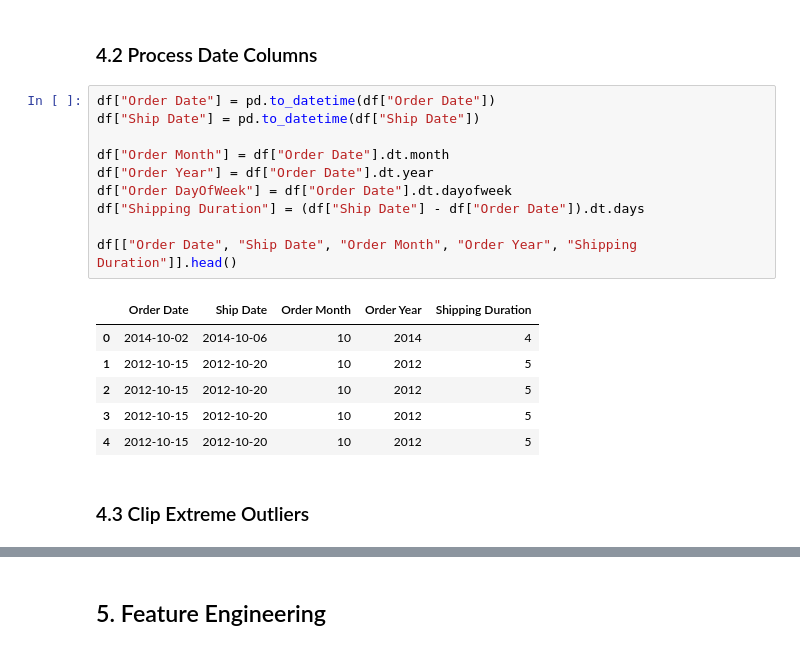
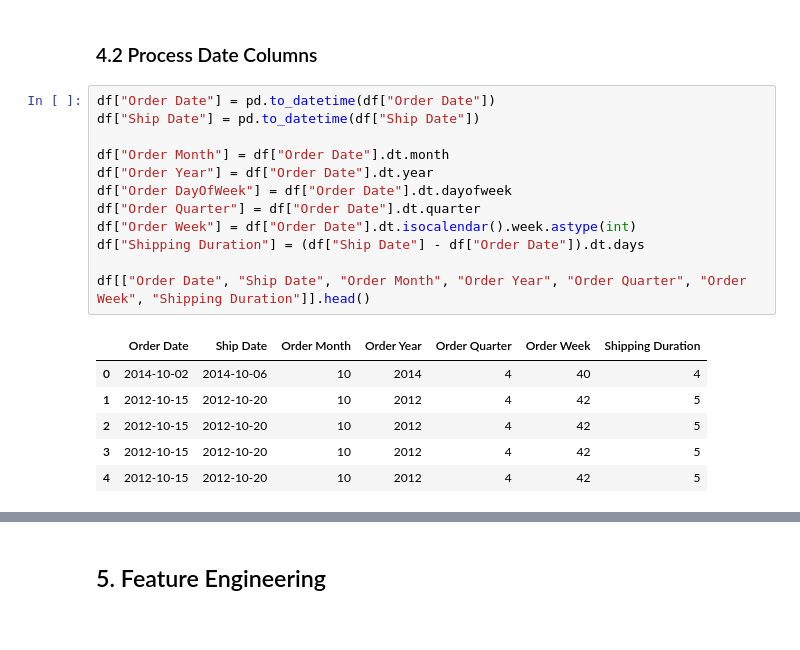
Before and after one commit to bahram0111/bootcamp-store-analytics, a Jupyter notebook: ML_Helia.ipynb, the cells around one changed output, grey strips where cells are left out. Drawn from its saved outputs; the diff is of its cells as text.

```diff
--- a/ML_Helia.ipynb
+++ b/ML_Helia.ipynb
@@ -471,19 +471,19 @@ print(df.shape)
 # %%
 df["Order Date"] = pd.to_datetime(df["Order Date"])
 df["Ship Date"] = pd.to_datetime(df["Ship Date"])
 
 df["Order Month"] = df["Order Date"].dt.month
 df["Order Year"] = df["Order Date"].dt.year
 df["Order DayOfWeek"] = df["Order Date"].dt.dayofweek
+df["Order Quarter"] = df["Order Date"].dt.quarter
+df["Order Week"] = df["Order Date"].dt.isocalendar().week.astype(int)
 df["Shipping Duration"] = (df["Ship Date"] - df["Order Date"]).dt.days
 
-df[["Order Date", "Ship Date", "Order Month", "Order Year", "Shipping Duration"]].head()
+df[["Order Date", "Ship Date", "Order Month", "Order Year", "Order Quarter", "Order Week", "Shipping Duration"]].head()
 # %% [output]
-|  | Order Date | Ship Date | Order Month | Order Year | Shipping Duration |
-| 0 | 2014-10-02 | 2014-10-06 | 10 | 2014 | 4 |
-| 1 | 2012-10-15 | 2012-10-20 | 10 | 2012 | 5 |
-| 2 | 2012-10-15 | 2012-10-20 | 10 | 2012 | 5 |
-| 3 | 2012-10-15 | 2012-10-20 | 10 | 2012 | 5 |
-| 4 | 2012-10-15 | 2012-10-20 | 10 | 2012 | 5 |
+|  | Order Date | Ship Date | Order Month | Order Year | Order Quarter | Order Week | Shipping Duration |
+| 0 | 2014-10-02 | 2014-10-06 | 10 | 2014 | 4 | 40 | 4 |
+| 1 | 2012-10-15 | 2012-10-20 | 10 | 2012 | 4 | 42 | 5 |
+| 2 | 2012-10-15 | 2012-10-20 | 10 | 2012 | 4 | 42 | 5 |
+| 3 | 2012-10-15 | 2012-10-20 | 10 | 2012 | 4 | 42 | 5 |
+| 4 | 2012-10-15 | 2012-10-20 | 10 | 2012 | 4 | 42 | 5 |
-# %% [markdown]
-### 4.3 Clip Extreme Outliers
```
Also changed, not shown: parts of 51 cells of this notebook.
